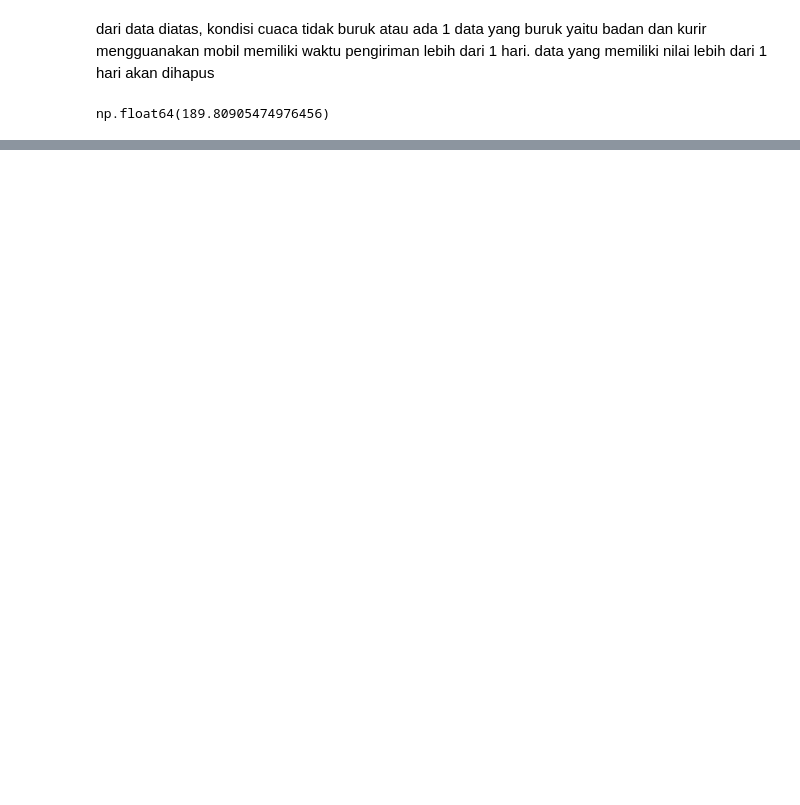
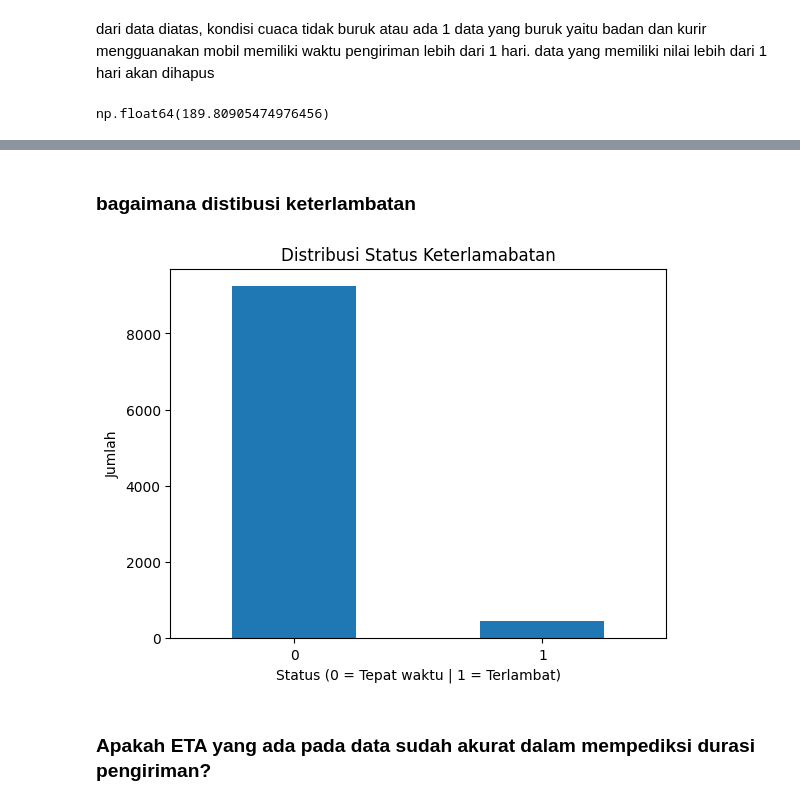
Before and after one commit to NurulAis/last-mile-delivery-optimizer, a Jupyter notebook: notebooks/EDA.ipynb, the cells around one changed output, grey strips where cells are left out. Saved outputs shown, nothing was run; the diff lists cells and outputs as text; code cells hidden in the pictures; blank space fills up the shorter version.

```diff
--- a/notebooks/EDA.ipynb
+++ b/notebooks/EDA.ipynb
@@ -266,0 +293,13 @@ df.select_dtypes(include='number').describe()
+# %% [markdown]
+### bagaimana distibusi keterlambatan
+# %%
+df['Status_Keterlambatan'].value_counts().plot(kind='bar')
+plt.xticks(rotation=0)
+plt.title('Distribusi Status Keterlamabatan')
+plt.xlabel('Status (0 = Tepat waktu | 1 = Terlambat)')
+plt.ylabel('Jumlah')
+plt.show()
+# %% [output]
+[figure, added]
+# %% [markdown]
+### Apakah ETA yang ada pada data sudah akurat dalam mempediksi durasi pengiriman?
```
Also changed, not shown: parts of 38 cells of this notebook.
